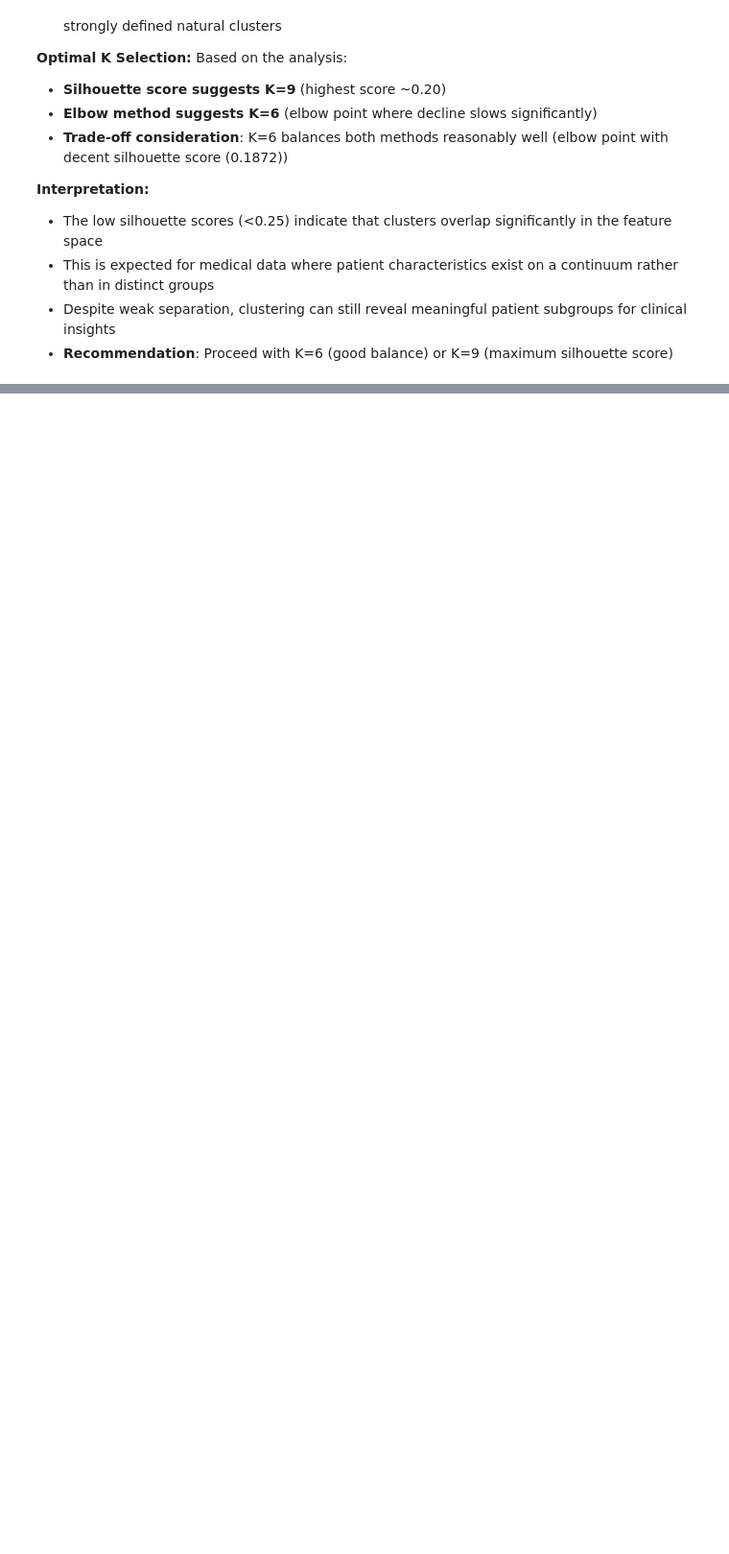
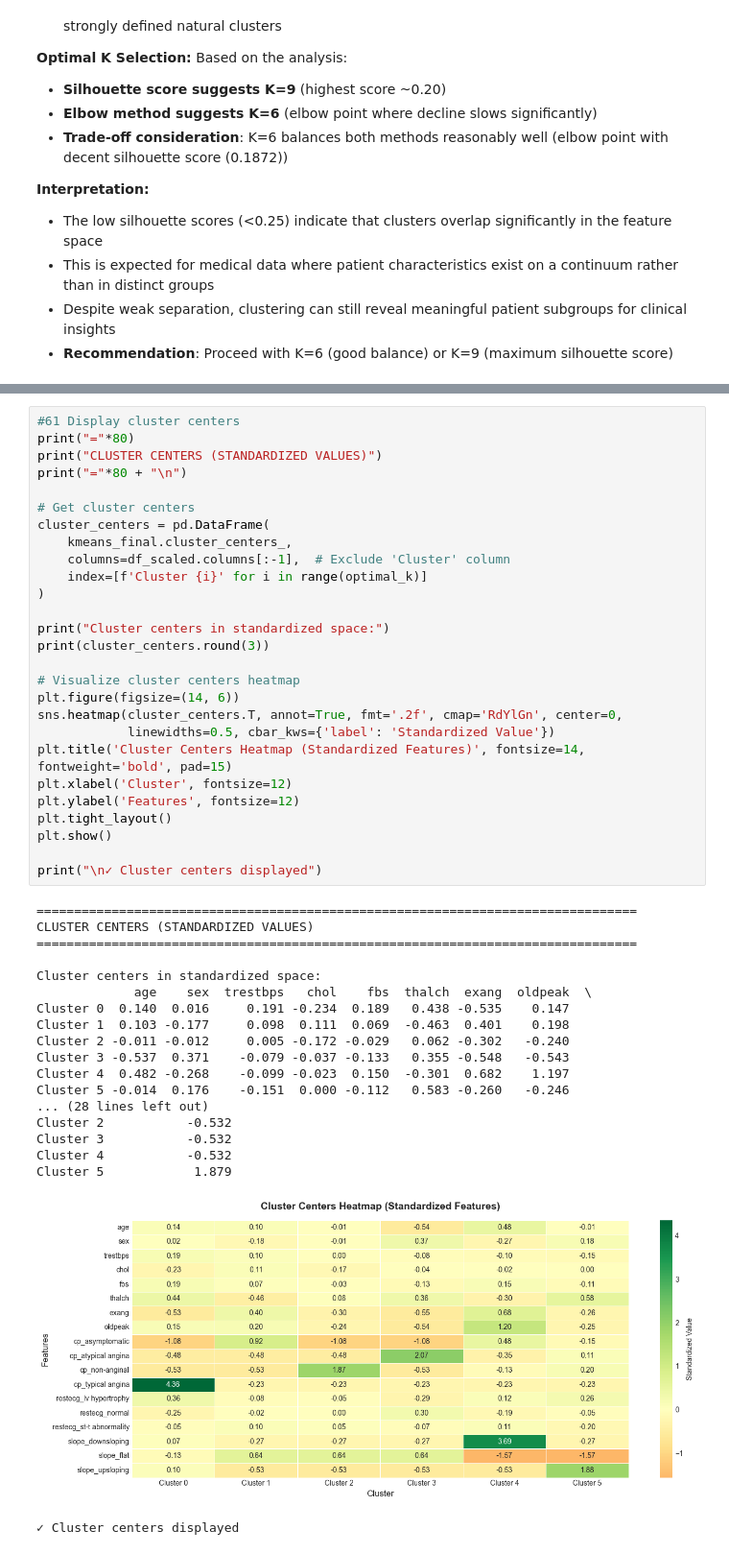
Before and after one commit to davidgit3000/Heart-Disease-Analysis-K-means-, a Jupyter notebook: heart_disease_clustering.ipynb, the cells around one changed output, grey strips where cells are left out. Shown at 96% size. Saved outputs shown, nothing was run; the diff lists cells and outputs as text; blank space fills up the shorter version.

```diff
--- a/heart_disease_clustering.ipynb
+++ b/heart_disease_clustering.ipynb
@@ -1260,0 +1433,47 @@ Based on the analysis:
+# %%
+#61 Display cluster centers
+print("="*80)
+print("CLUSTER CENTERS (STANDARDIZED VALUES)")
+print("="*80 + "\n")
+
+# Get cluster centers
+cluster_centers = pd.DataFrame(
+    kmeans_final.cluster_centers_,
+    columns=df_scaled.columns[:-1],  # Exclude 'Cluster' column
+    index=[f'Cluster {i}' for i in range(optimal_k)]
+)
+
+print("Cluster centers in standardized space:")
+print(cluster_centers.round(3))
+
+# Visualize cluster centers heatmap
+plt.figure(figsize=(14, 6))
+sns.heatmap(cluster_centers.T, annot=True, fmt='.2f', cmap='RdYlGn', center=0,
+            linewidths=0.5, cbar_kws={'label': 'Standardized Value'})
+plt.title('Cluster Centers Heatmap (Standardized Features)', fontsize=14, fontweight='bold', pad=15)
+plt.xlabel('Cluster', fontsize=12)
+plt.ylabel('Features', fontsize=12)
+plt.tight_layout()
+plt.show()
+
+print("\n✓ Cluster centers displayed")
+# %% [output]
+================================================================================
+CLUSTER CENTERS (STANDARDIZED VALUES)
+================================================================================
+
+Cluster centers in standardized space:
+             age    sex  trestbps   chol    fbs  thalch  exang  oldpeak  \
+Cluster 0  0.140  0.016     0.191 -0.234  0.189   0.438 -0.535    0.147
+Cluster 1  0.103 -0.177     0.098  0.111  0.069  -0.463  0.401    0.198
+Cluster 2 -0.011 -0.012     0.005 -0.172 -0.029   0.062 -0.302   -0.240
+Cluster 3 -0.537  0.371    -0.079 -0.037 -0.133   0.355 -0.548   -0.543
+Cluster 4  0.482 -0.268    -0.099 -0.023  0.150  -0.301  0.682    1.197
+Cluster 5 -0.014  0.176    -0.151  0.000 -0.112   0.583 -0.260   -0.246
+... (28 lines left out)
+Cluster 2           -0.532
+Cluster 3           -0.532
+Cluster 4           -0.532
+Cluster 5            1.879
+[figure, added]
+✓ Cluster centers displayed
```
Also changed, not shown: parts of 11 cells of this notebook.
